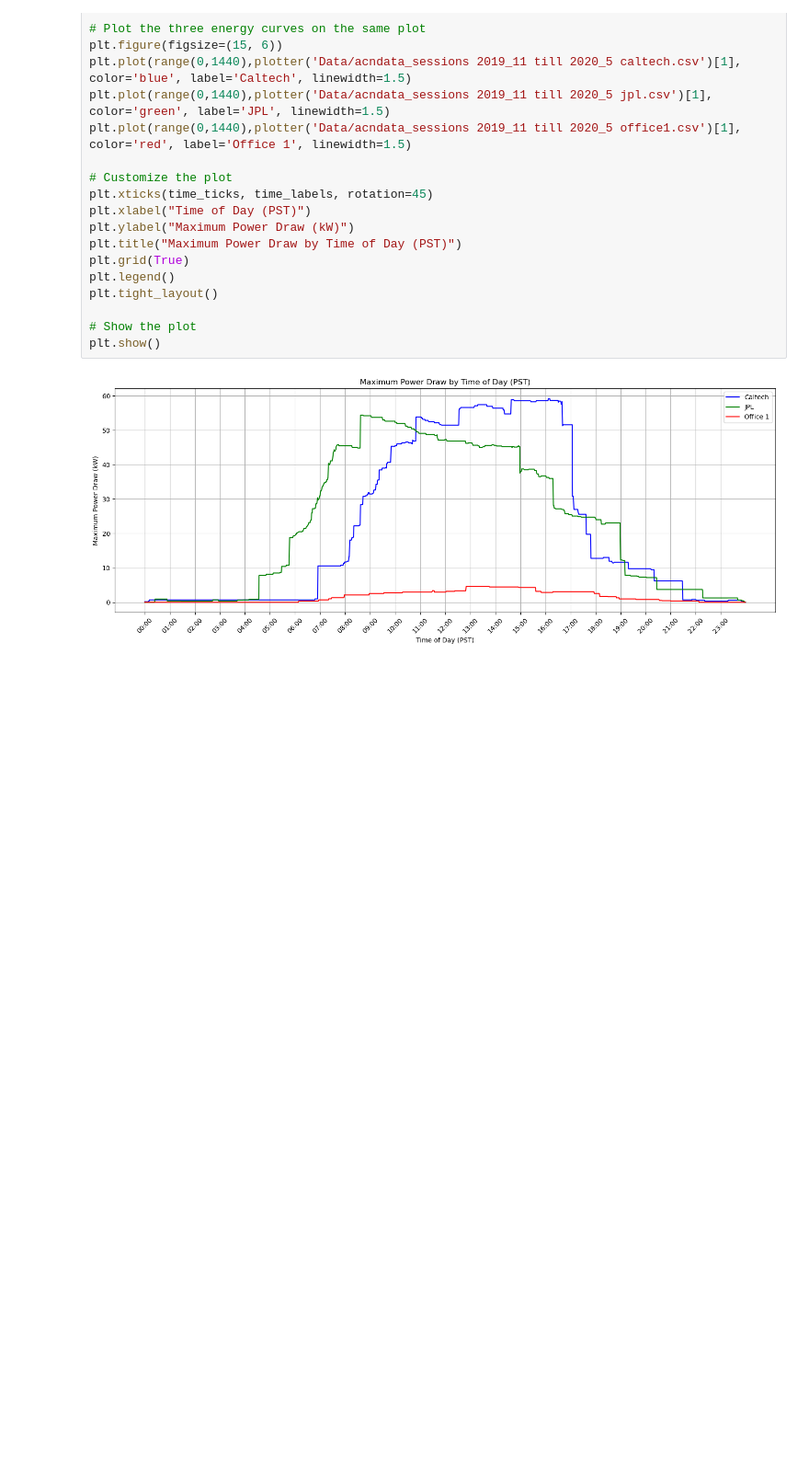
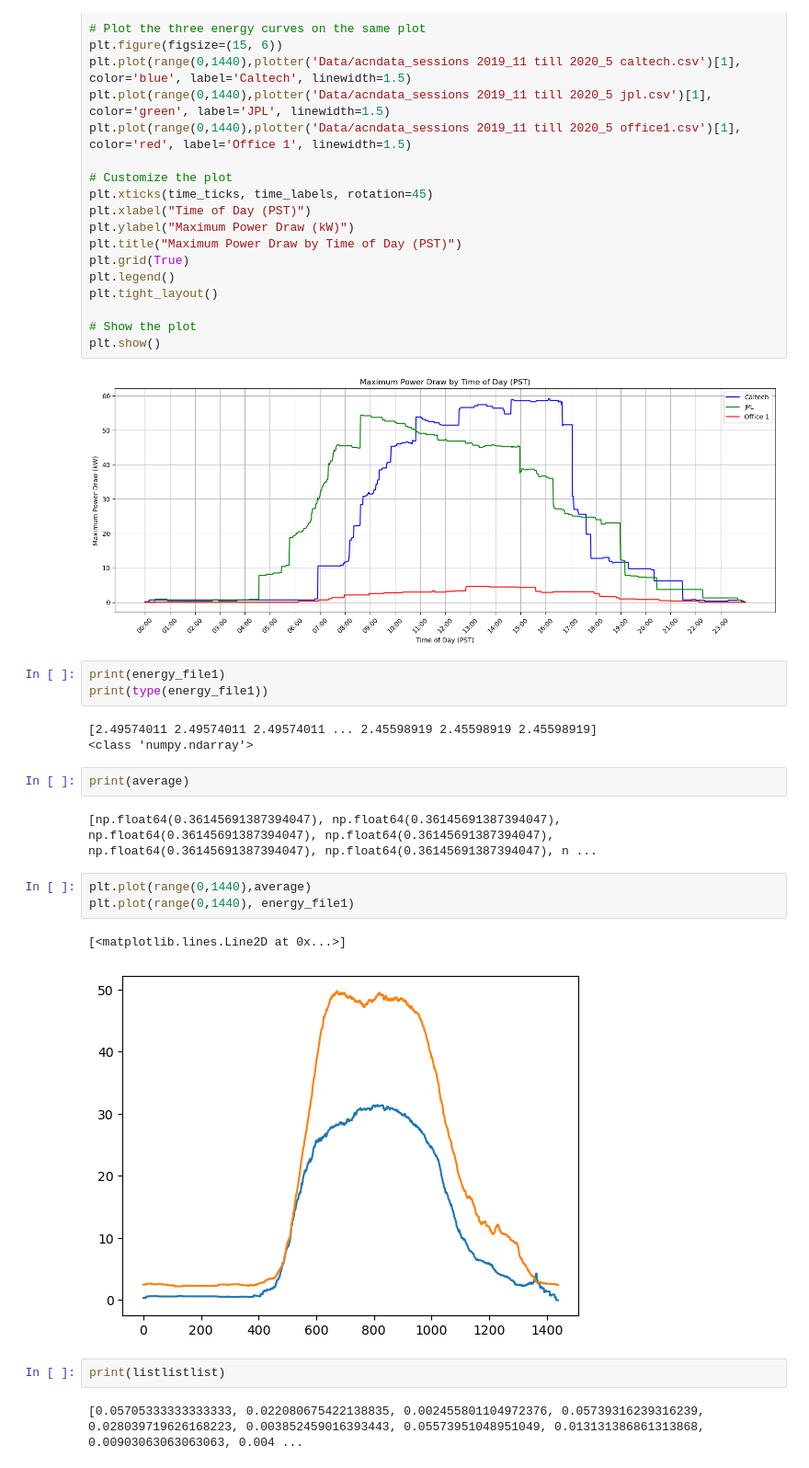
Before and after one commit to ThijsD-02/Machine-Learning-AI-Assignment-ME44312, a Jupyter notebook: average and max power draw.ipynb, the cells around one changed output. Shown at 92% size. Cells and saved outputs as stored; diff of their text form; blank space fills up the shorter version.

```diff
--- a/average and max power draw.ipynb
+++ b/average and max power draw.ipynb
@@ -651,3 +657,23 @@ plt.tight_layout()
 plt.show()
 # %% [output]
 [figure]
+# %%
+print(energy_file1)
+print(type(energy_file1))
+# %% [output]
+[2.49574011 2.49574011 2.49574011 ... 2.45598919 2.45598919 2.45598919]
+<class 'numpy.ndarray'>
+# %%
+print(average)
+# %% [output]
+[np.float64(0.36145691387394047), np.float64(0.36145691387394047), np.float64(0.36145691387394047), np.float64(0.36145691387394047), np.float64(0.36145691387394047), np.float64(0.36145691387394047), n ...
+# %%
+plt.plot(range(0,1440),average)
+plt.plot(range(0,1440), energy_file1)
+# %% [output]
+[<matplotlib.lines.Line2D at 0x...>]
+[figure, added]
+# %%
+print(listlistlist)
+# %% [output]
+[0.05705333333333333, 0.022080675422138835, 0.002455801104972376, 0.05739316239316239, 0.028039719626168223, 0.003852459016393443, 0.05573951048951049, 0.013131386861313868, 0.00903063063063063, 0.004 ...
```
Also changed, not shown: parts of 6 cells of this notebook, 3 other files.
